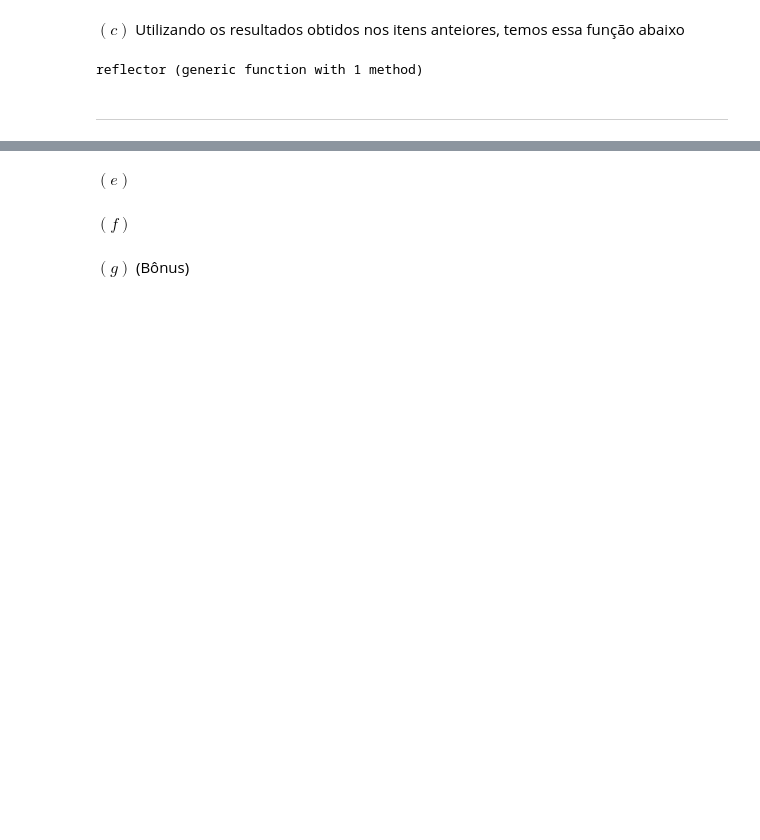
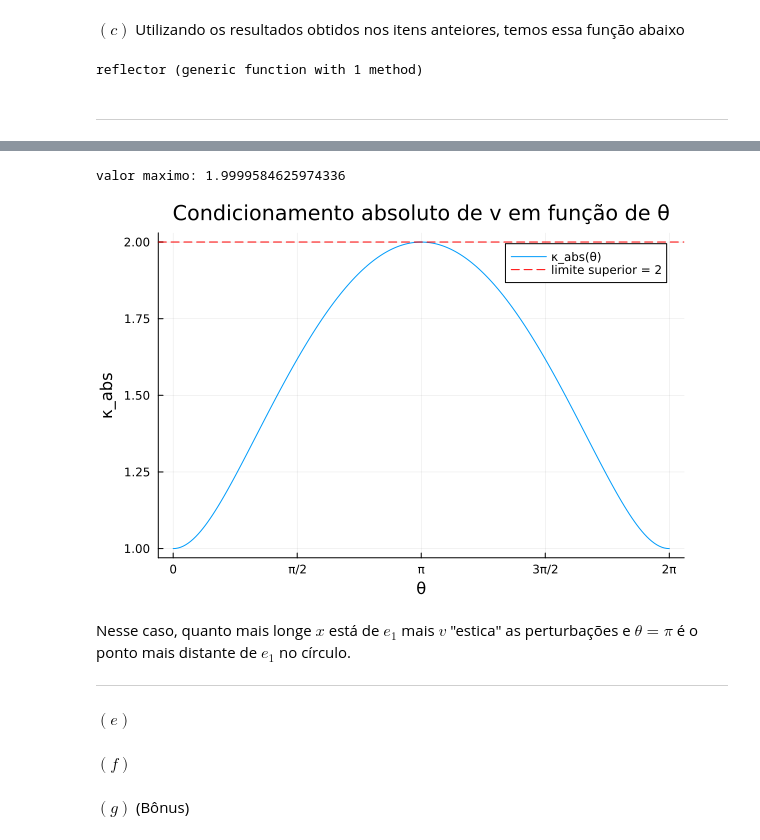
Before and after one commit to marco-fgv/projeto4-ALN, a Jupyter notebook: respostas.ipynb, the cells around one changed output, grey strips where cells are left out. Drawn from its saved outputs; the diff is of its cells as text; code cells hidden in the pictures; blank space fills up the shorter version.

```diff
--- a/respostas.ipynb
+++ b/respostas.ipynb
@@ -133,3 +136,38 @@ $$||I - \frac{e_1x^*}{||x||_2}||_2 \leq ||I||_2 + \frac{||e_1x^*||}{||x||_2} = |
+# %%
+function jacobiano(x)
+    n = length(x)
+    norm_x = norm(x)
+    # J = I - e1 * x' / ||x||
+    J = Matrix{Float64}(I, n, n)
+    J[1, :] -= x / norm_x # modifica somente a primeira linha
+    return J
+end
+
+thetas = range(0, 2π, length = 200)
+cond = []
+for θ in thetas
+    x = [cos(θ), sin(θ)]
+    push!(cond, maximum(svdvals(jacobiano(x)))
+)
+end
+println("valor maximo: ", maximum(cond))
+
+plot(thetas, cond,
+    xlabel = "θ",
+    ylabel = "κ_abs",
+    title  = "Condicionamento absoluto de v em função de θ",
+    label  = "κ_abs(θ)",
+    xticks = ([0, π/2, π, 3π/2, 2π], ["0", "π/2", "π", "3π/2", "2π"]),
+    hline! = [2.0],  # linha de referência no limite superior
+)
+hline!([2.0], label="limite superior = 2", linestyle=:dash, color=:red)
+# %% [output]
+valor maximo: 1.9999584625974336
+[figure, added]
+# %% [markdown]
+Nesse caso, quanto mais longe $x$ está de $e_1$ mais $v$ "estica" as perturbações e $\theta = \pi$ é o ponto mais distante de $e_1$ no círculo.
+
+---
 # %% [markdown]
 $(e)$
 # %% [markdown]
```
Also changed, not shown: parts of 2 cells of this notebook.
